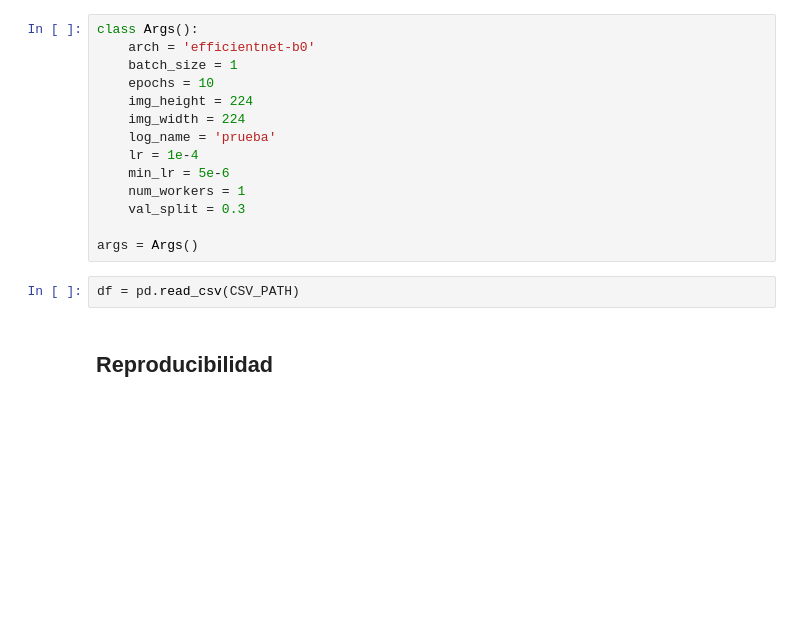
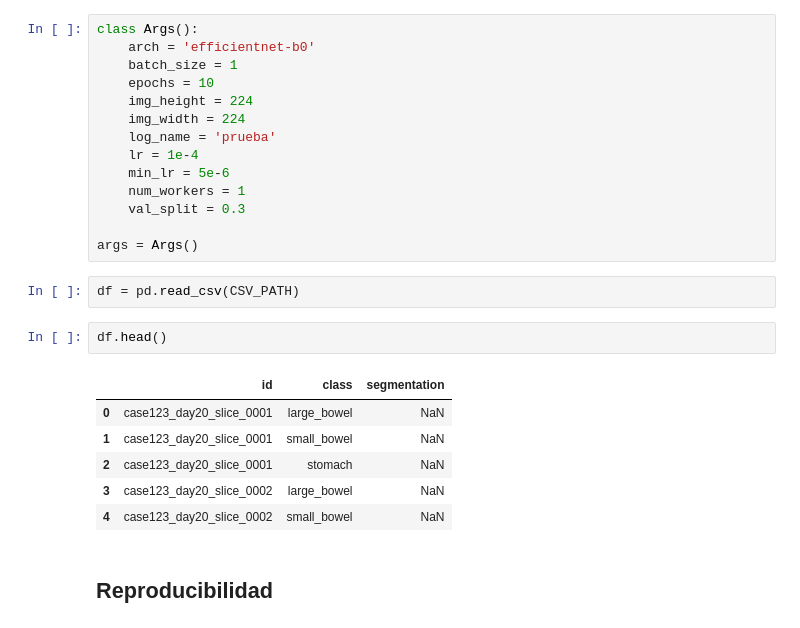
Before and after one commit to ramajoballester/mil_deeplearning, a Jupyter notebook: 4_aplicaciones.ipynb, the cells around one changed output. Saved outputs shown, nothing was run; the diff lists cells and outputs as text; blank space fills up the shorter version.

```diff
--- a/4_aplicaciones.ipynb
+++ b/4_aplicaciones.ipynb
@@ -180,6 +183,15 @@ class Args():
 args = Args()
 # %%
 df = pd.read_csv(CSV_PATH)
+# %%
+df.head()
+# %% [output]
+|  | id | class | segmentation |
+| 0 | case123_day20_slice_0001 | large_bowel | NaN |
+| 1 | case123_day20_slice_0001 | small_bowel | NaN |
+| 2 | case123_day20_slice_0001 | stomach | NaN |
+| 3 | case123_day20_slice_0002 | large_bowel | NaN |
+| 4 | case123_day20_slice_0002 | small_bowel | NaN |
 # %% [markdown]
 ## Reproducibilidad
 # %%
```
Also changed, not shown: parts of 12 cells of this notebook.
